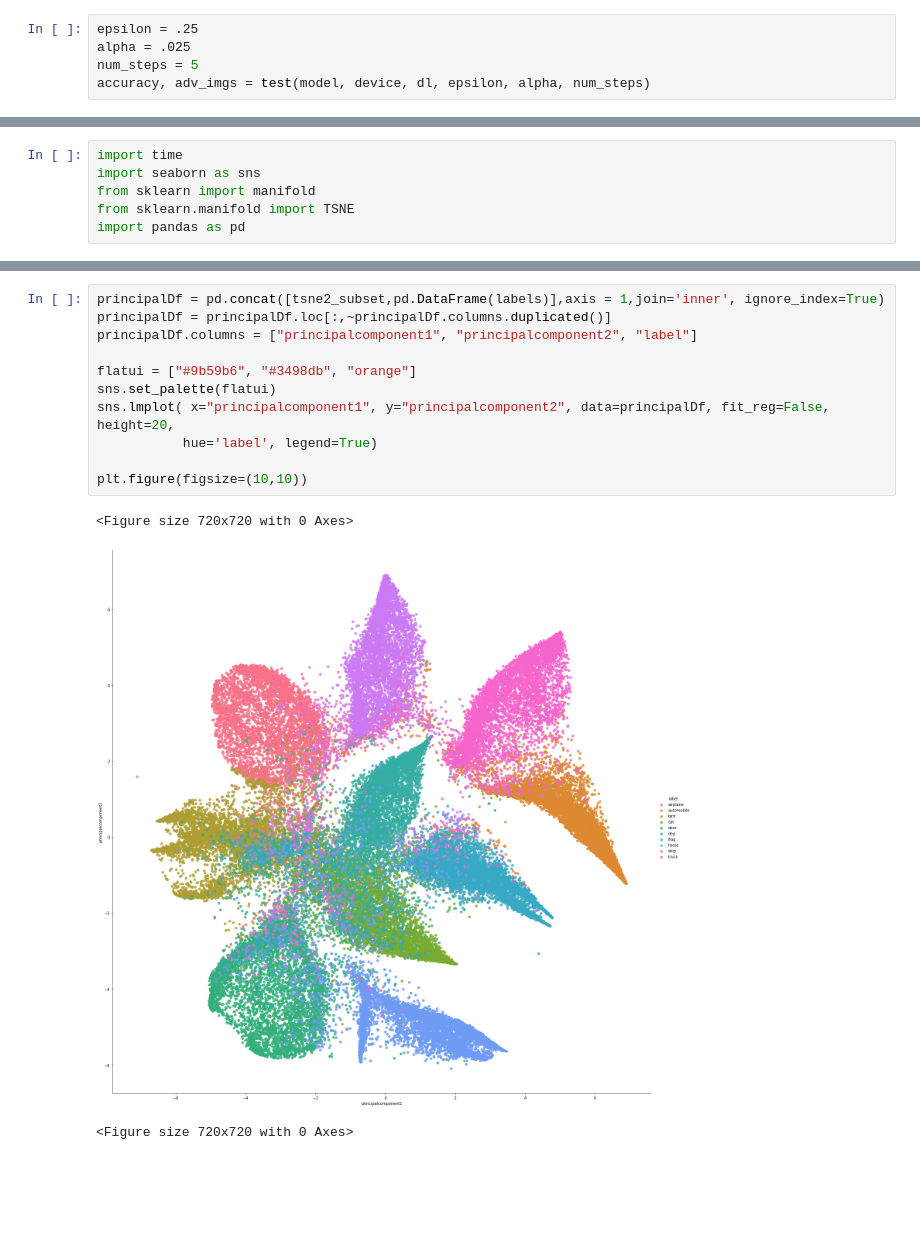
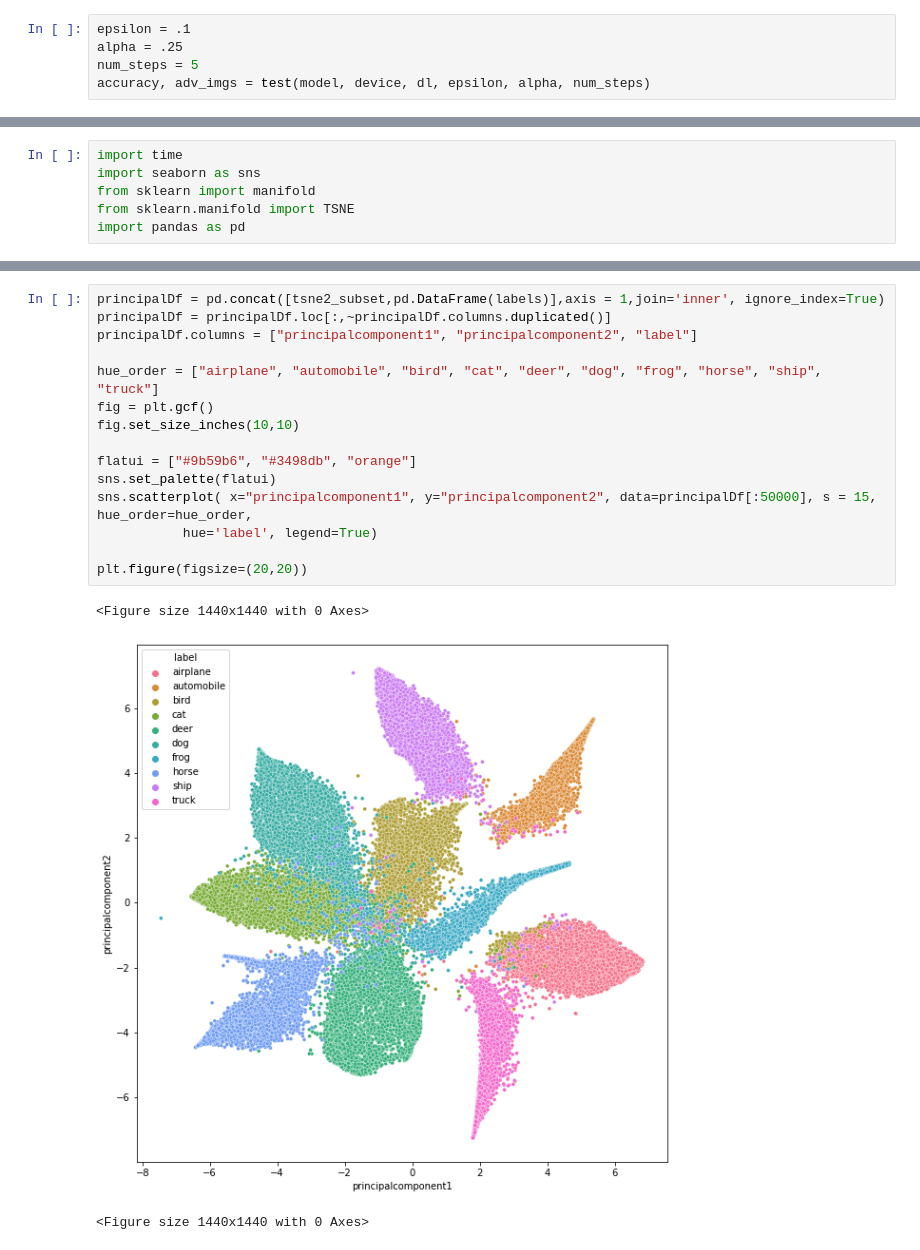
Before and after one commit to RobHug01/Adversarial_ML, a Jupyter notebook: CIFAR10_BIM.ipynb, the cells around one changed output, grey strips where cells are left out. Cells and saved outputs as stored; diff of their text form; blank space fills up the shorter version.

Commit message:
updated cifar10 tsne bim images

```diff
--- a/CIFAR10_BIM.ipynb
+++ b/CIFAR10_BIM.ipynb
@@ -189,8 +189,8 @@ def test(model, device, dl, epsilon, alpha, steps):
 
     return correct/len(dl), adversarial_images
 # %%
-epsilon = .25
-alpha = .025
+epsilon = .1
+alpha = .25
 num_steps = 5
 accuracy, adv_imgs = test(model, device, dl, epsilon, alpha, num_steps)
 # %%
@@ -305,16 +305,20 @@ print(tsne2_subset.head())
 # %%
 principalDf = pd.concat([tsne2_subset,pd.DataFrame(labels)],axis = 1,join='inner', ignore_index=True)
 principalDf = principalDf.loc[:,~principalDf.columns.duplicated()]
 principalDf.columns = ["principalcomponent1", "principalcomponent2", "label"]
 
+hue_order = ["airplane", "automobile", "bird", "cat", "deer", "dog", "frog", "horse", "ship", "truck"]
+fig = plt.gcf()
+fig.set_size_inches(10,10)
+
 flatui = ["#9b59b6", "#3498db", "orange"]
 sns.set_palette(flatui)
-sns.lmplot( x="principalcomponent1", y="principalcomponent2", data=principalDf, fit_reg=False, height=20,
+sns.scatterplot( x="principalcomponent1", y="principalcomponent2", data=principalDf[:50000], s = 15, hue_order=hue_order,
            hue='label', legend=True)
 
-plt.figure(figsize=(10,10))
+plt.figure(figsize=(20,20))
 # %% [output]
-<Figure size 720x720 with 0 Axes>
+<Figure size 1440x1440 with 0 Axes>
-[figure, old version]
+[figure, new version]
-<Figure size 720x720 with 0 Axes>
+<Figure size 1440x1440 with 0 Axes>
 # %%
```
Also changed, not shown: parts of 6 cells of this notebook.
